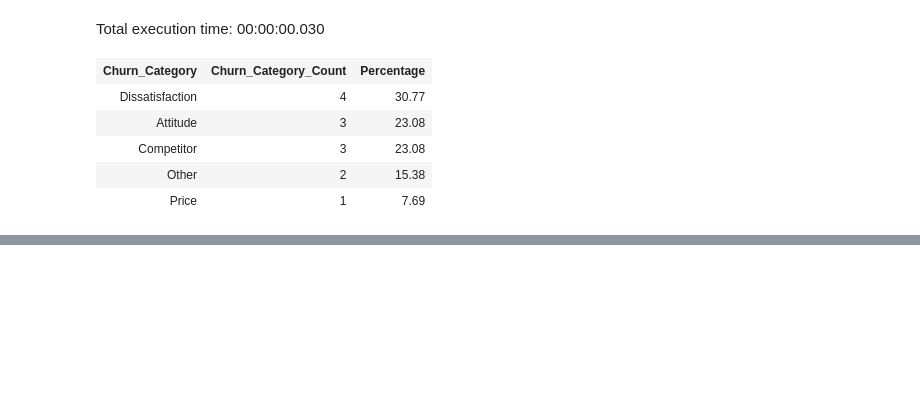
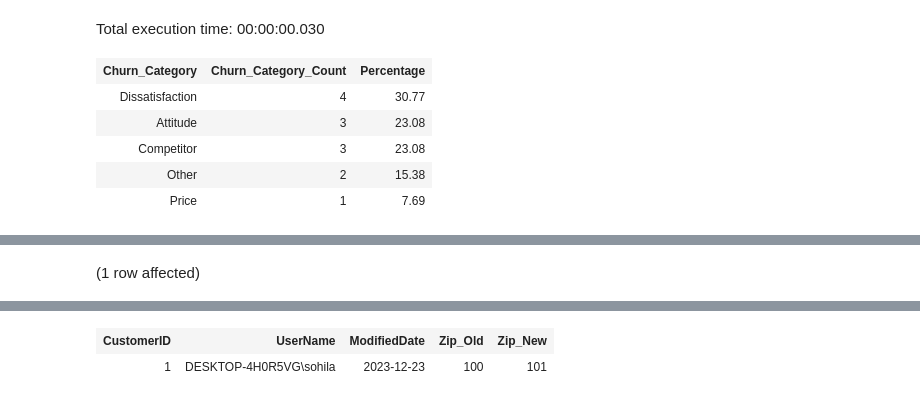
Before and after one commit to sohilamohey/ITI-SQL-Project-Telco-Company, a Jupyter notebook: Offical Code.ipynb, the cells around one changed output, grey strips where cells are left out. Saved outputs shown, nothing was run; the diff lists cells and outputs as text; code cells hidden in the pictures; blank space fills up the shorter version.

```diff
--- a/Offical Code.ipynb
+++ b/Offical Code.ipynb
@@ -524,0 +584,5 @@ Total execution time: 00:00:00.030
+# %%
+SELECT *
+FROM loc_history
+# %% [output]
+(1 row affected)
@@ -524,0 +590,2 @@ Total execution time: 00:00:00.030
+| CustomerID | UserName | ModifiedDate | Zip_Old | Zip_New |
+| 1 | DESKTOP-4H0R5VG\sohila | 2023-12-23 | 100 | 101 |
```
Also changed, not shown: parts of 7 cells of this notebook.
